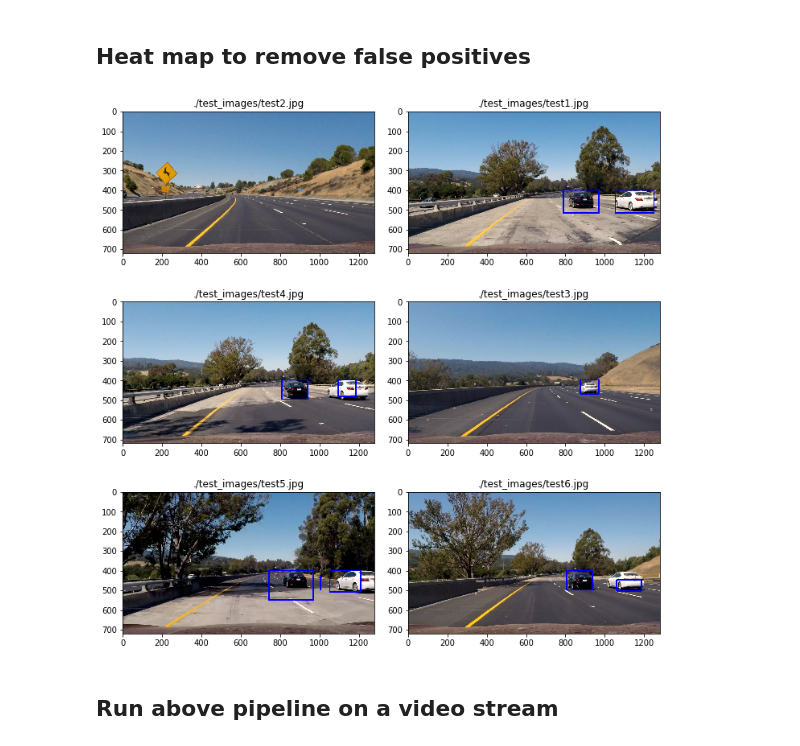
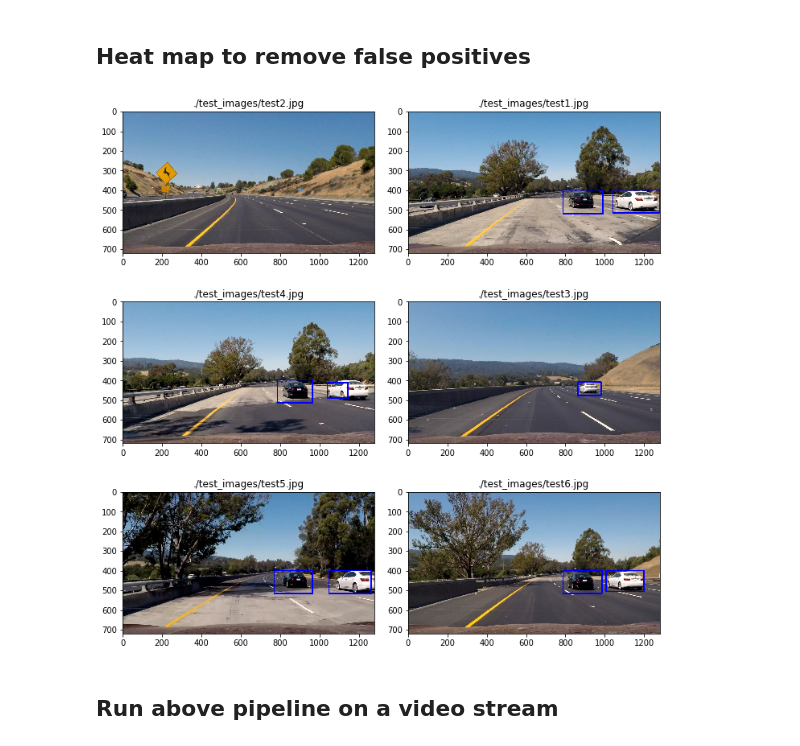
Before and after one commit to gajendr-nikhil/Computer-Vision, a Jupyter notebook: Vehicle-Detection-and-Tracking/Vehicle-Detection-and-Tracking.ipynb, the cells around one changed output. Drawn from its saved outputs; the diff is of its cells as text; code cells hidden in the pictures.

```diff
--- a/Vehicle-Detection-and-Tracking/Vehicle-Detection-and-Tracking.ipynb
+++ b/Vehicle-Detection-and-Tracking/Vehicle-Detection-and-Tracking.ipynb
@@ -343,7 +343,8 @@ def search_windows(img, windows, clf, scaler, color_space='RGB',
         prediction = clf.predict(test_features)
         #7) If positive (prediction == 1) then save the window
         if prediction == 1:
-            on_windows.append(window)
+            if clf.decision_function(test_features) >= 1.0:
+                on_windows.append(window)
     #8) Return windows for positive detections
     return on_windows
 # %%
@@ -425,44 +426,44 @@ f, axs = plt.subplots(3, 2, figsize=(10, 10))
 axs = axs.ravel()
 f.tight_layout()
 
-start, stop, step = 90, 191, 20
+start, stop, step = 90, 191, 15
 xy_window = [(n, int(n * 0.65)) for n in range(start, stop, step)]
 ystart = 400
 overlap = 1.65
 y_start_stop = [(ystart, ystart + n + 2 * step) for n in range(start, stop, step)]
 # xy_overlap = [((overlap * n) / ystart, (overlap * n) / ystart) for n in range(start, stop, step)]
-xy_overlap = [(0.6, 0.6) for _ in range(start, stop, step)]
+xy_overlap = [(0.8, 0.8) for _ in range(start, stop, step)]
 
 images = glob.glob('./test_images/*.jpg')
 for j, file in enumerate(images):
     image = mpimg.imread(file)
     draw_image = np.copy(image)
     image = image.astype(np.float32)/255
 
     windows = []
     for i in range(len(xy_window)):
         windows += slide_window(image, x_start_stop=[700, None], y_start_stop=y_start_stop[i], xy_window=xy_window[i], xy_overlap=xy_overlap[i])
 
     car_windows = search_windows(image, windows, svc, X_scaler, color_space='HLS',
                              spatial_size=spatial_size, hist_bins=hist_bins,
                              hist_range=hist_range, orient=orient,
                              pix_per_cell=pix_per_cell, cell_per_block=cell_per_block,
                              hog_channel=hog_channel)
     heat = np.zeros_like(image[:,:,0]).astype(np.float)
     # Add heat to each box in box list
     heat = add_heat(heat, car_windows)
     # Apply threshold to help remove false positives
-    heat = apply_threshold(heat, 3)
+    heat = apply_threshold(heat, 1)
     # Visualize the heatmap when displaying
     heatmap = np.clip(heat, 0, 255)
     # Find final boxes from heatmap using label function
     labels = label(heatmap)
     draw_img = draw_labeled_bboxes(draw_image, labels)
 
     axs[j].imshow(draw_img)
     axs[j].set_title(file)
 # %% [output]
-[figure, old version]
+[figure, new version]
 # %% [markdown]
 ## Run above pipeline on a video stream
 # %%
```
Also changed, not shown: parts of 2 cells of this notebook.
